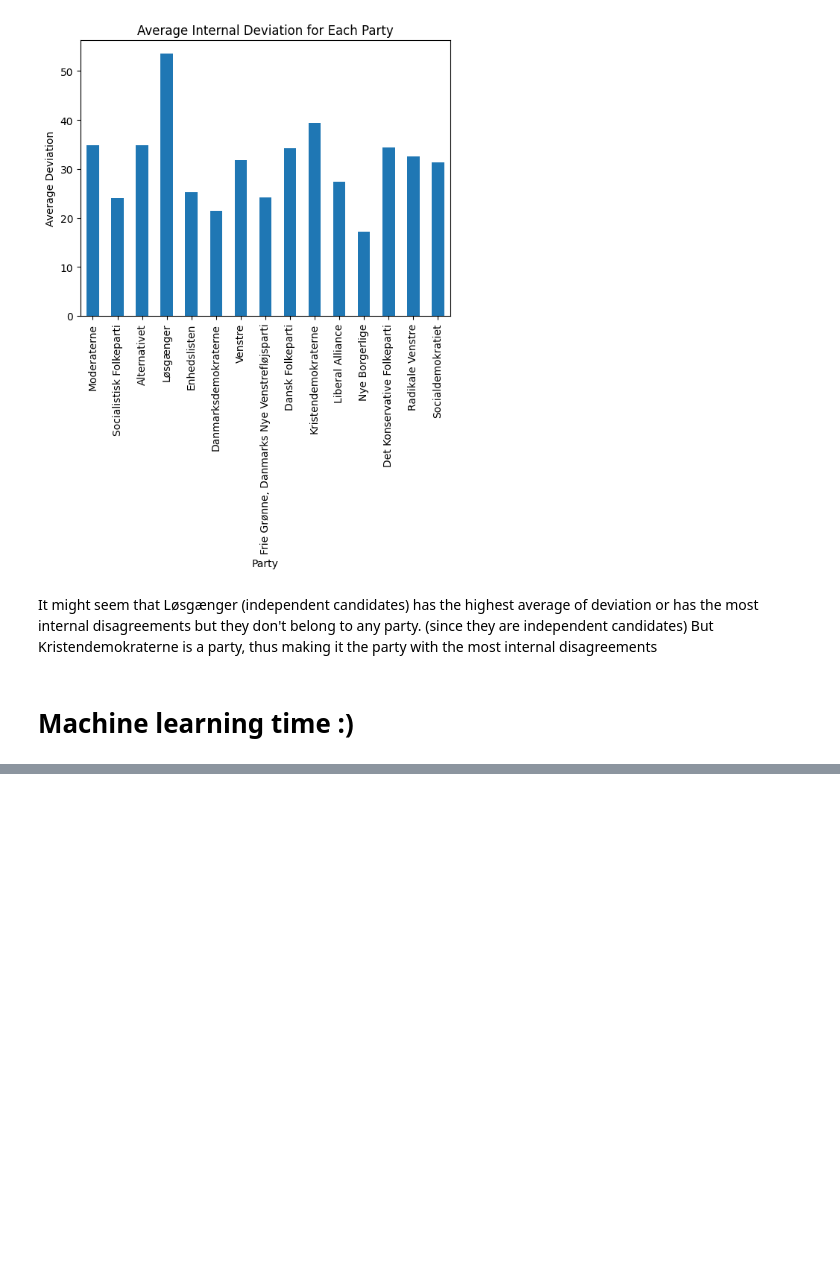
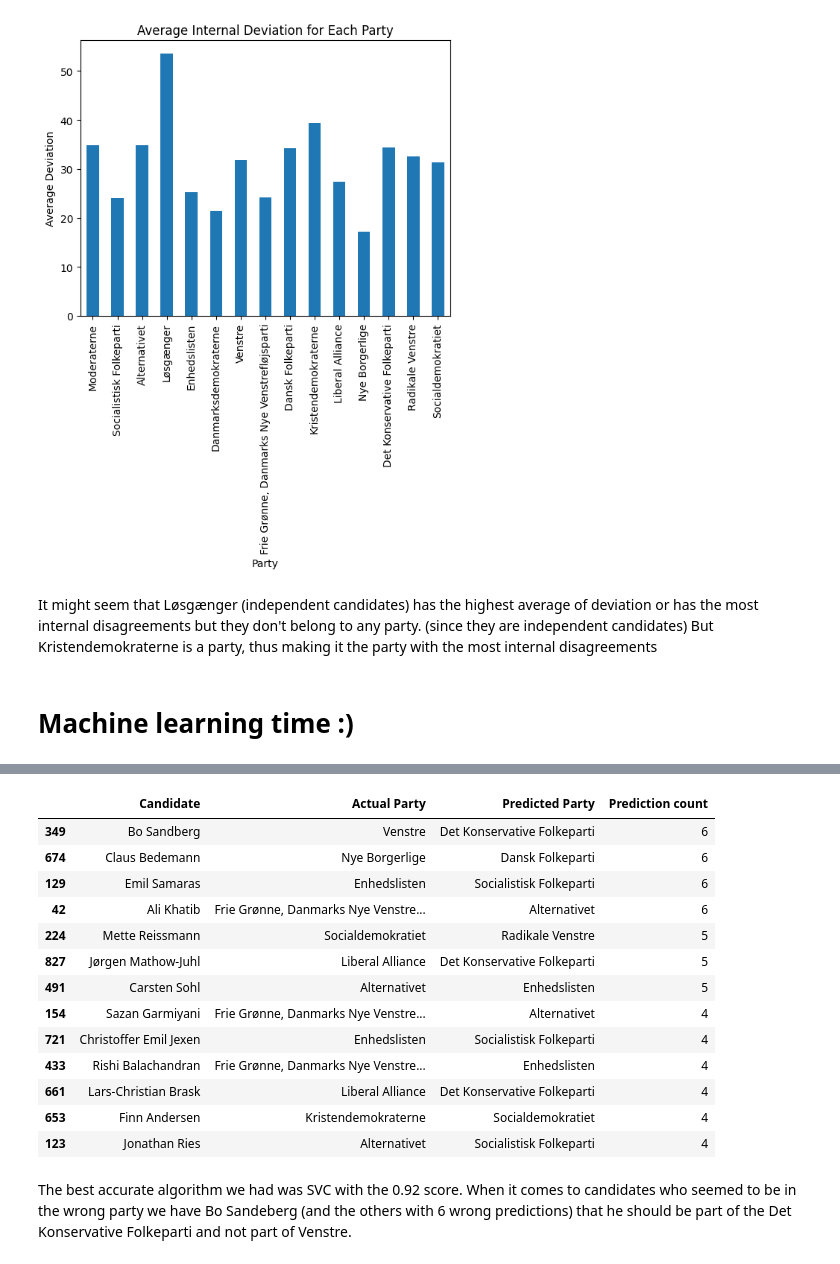
Before and after one commit to dragoselul/MAL1, a Jupyter notebook: Assignment 2/2. Candidate Test 2022 I.ipynb, the cells around one changed output, grey strips where cells are left out. Drawn from its saved outputs; the diff is of its cells as text; code cells hidden in the pictures; blank space fills up the shorter version.

```diff
--- a/Assignment 2/2. Candidate Test 2022 I.ipynb
+++ b/Assignment 2/2. Candidate Test 2022 I.ipynb
@@ -231,0 +397,47 @@ pass
+# %%
+#Looking for candidates that should be in a different party - based on voting
+#Only models
+df = pd.DataFrame()
+
+#Add a column for the count of the most common prediction
+df['Prediction count'] = asymmetrical_df.apply(lambda row: row.value_counts().max(), axis=1)
+
+#Add a column for the most common prediction
+df['Most Common'] = asymmetrical_df.mode(axis=1)[0]
+
+#Adding candidate names
+df = df.assign(Candidate=asymmetrical_df["Candidate"])
+
+#Adding the party our candidates belong to
+df = df.assign(Actual=asymmetrical_df["Actual"])
+
+df['Wrong Party'] = (df['Most Common'] != df['Actual']) & (df['Prediction count'] > 3)
+
+#Create a new DataFrame with the required columns
+wrong_party_df = df[df['Wrong Party']][['Candidate', 'Actual', 'Most Common', 'Prediction count']]
+
+#Rename the columns
+wrong_party_df.columns = ['Candidate', 'Actual Party', 'Predicted Party', 'Prediction count']
+
+#Sorting from the highest count of model guesses
+wrong_party_df = wrong_party_df.sort_values(by='Prediction count', ascending=False)
+
+#Print the DataFrame
+wrong_party_df.head(15)
+# %% [output]
+|  | Candidate | Actual Party | Predicted Party | Prediction count |
+| 349 | Bo Sandberg | Venstre | Det Konservative Folkeparti | 6 |
+| 674 | Claus Bedemann | Nye Borgerlige | Dansk Folkeparti | 6 |
+| 129 | Emil Samaras | Enhedslisten | Socialistisk Folkeparti | 6 |
+| 42 | Ali Khatib | Frie Grønne, Danmarks Nye Venstre... | Alternativet | 6 |
+| 224 | Mette Reissmann | Socialdemokratiet | Radikale Venstre | 5 |
+| 827 | Jørgen Mathow-Juhl | Liberal Alliance | Det Konservative Folkeparti | 5 |
+| 491 | Carsten Sohl | Alternativet | Enhedslisten | 5 |
+| 154 | Sazan Garmiyani | Frie Grønne, Danmarks Nye Venstre... | Alternativet | 4 |
+| 721 | Christoffer Emil Jexen | Enhedslisten | Socialistisk Folkeparti | 4 |
+| 433 | Rishi Balachandran | Frie Grønne, Danmarks Nye Venstre... | Enhedslisten | 4 |
+| 661 | Lars-Christian Brask | Liberal Alliance | Det Konservative Folkeparti | 4 |
+| 653 | Finn Andersen | Kristendemokraterne | Socialdemokratiet | 4 |
+| 123 | Jonathan Ries | Alternativet | Socialistisk Folkeparti | 4 |
+# %% [markdown]
+The best accurate algorithm we had was SVC with the 0.92 score. When it comes to candidates who seemed to be in the wrong party we have Bo Sandeberg (and the others with 6 wrong predictions) that he should be part of the Det Konservative Folkeparti and not part of Venstre.
```
Also changed, not shown: parts of 2 cells of this notebook.
